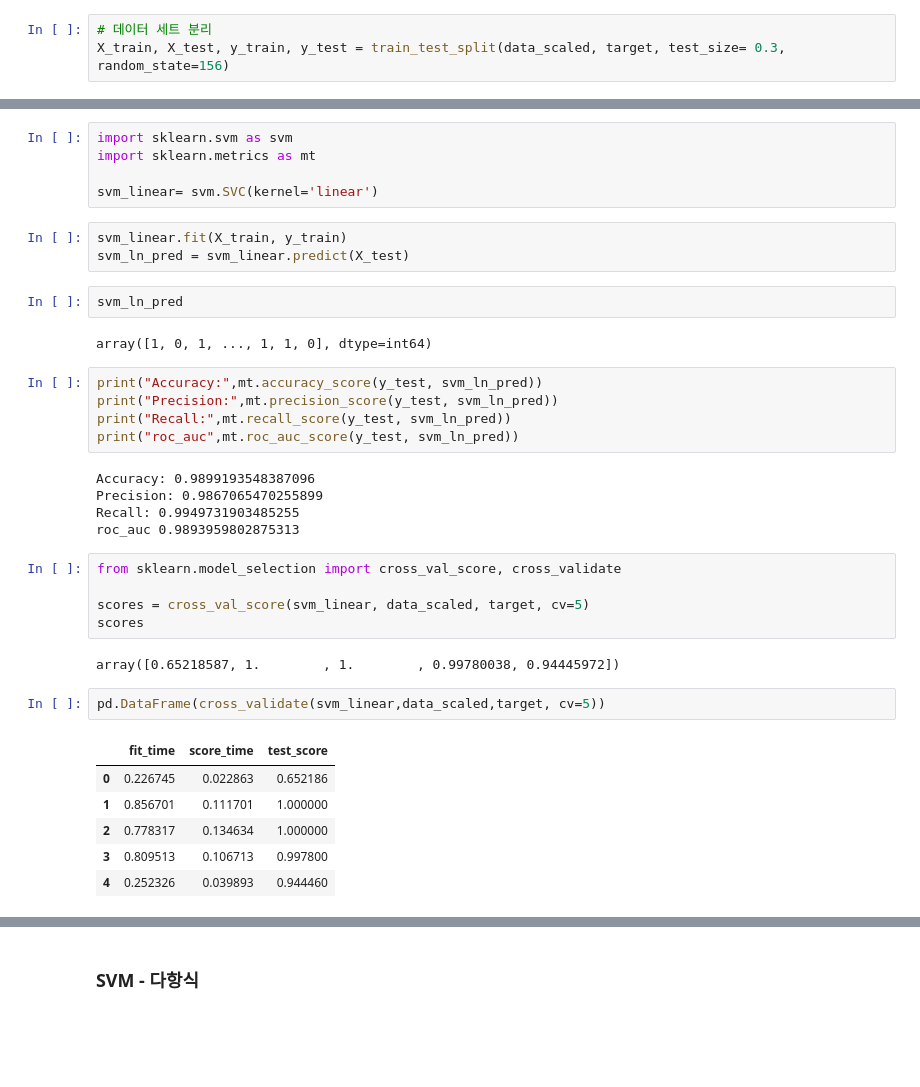
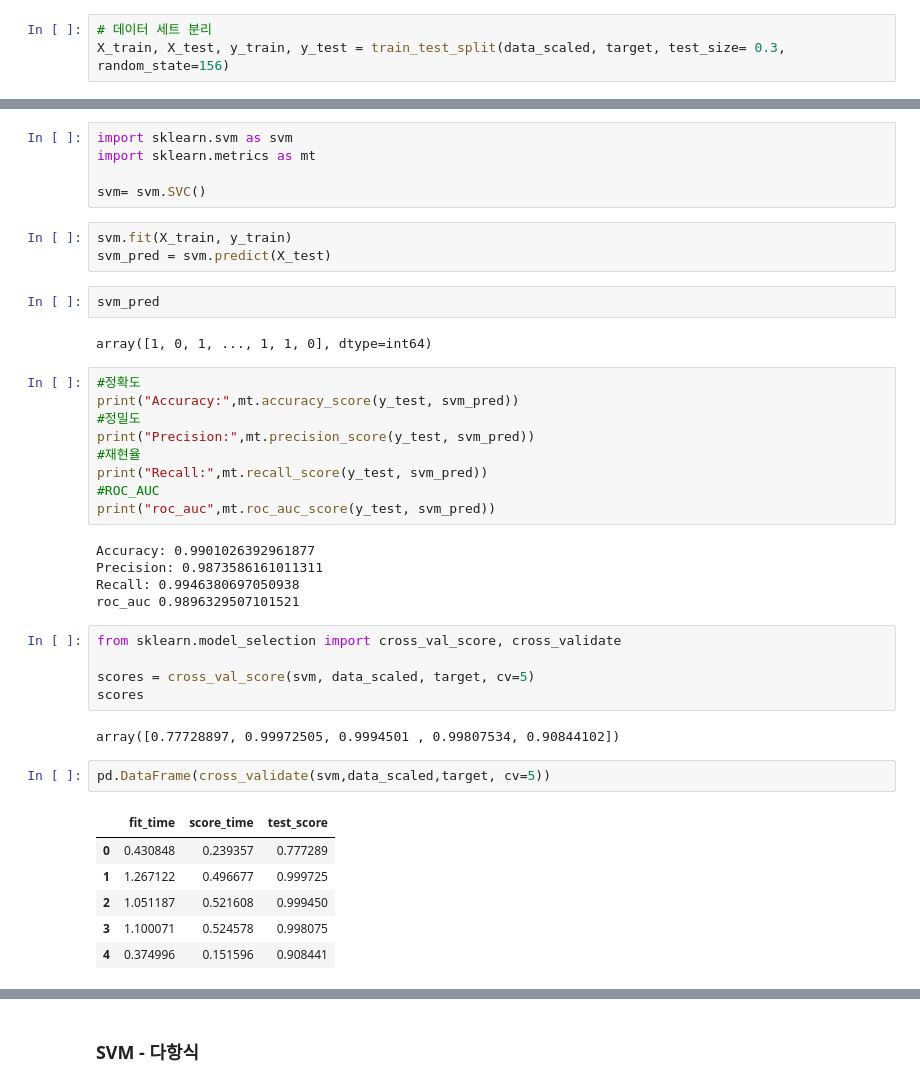
Before and after one commit to SungaHwang/ML_practice, a Jupyter notebook: SVM_RiceTypeClassification.ipynb, the cells around one changed output, grey strips where cells are left out. Cells and saved outputs as stored; diff of their text form; blank space fills up the shorter version.

```diff
--- a/SVM_RiceTypeClassification.ipynb
+++ b/SVM_RiceTypeClassification.ipynb
@@ -163,40 +163,44 @@ X_train, X_test, y_train, y_test = train_test_split(data_scaled, target, test_si
 import sklearn.svm as svm
 import sklearn.metrics as mt
 
-svm_linear= svm.SVC(kernel='linear')
+svm= svm.SVC()
 # %%
-svm_linear.fit(X_train, y_train)
-svm_ln_pred = svm_linear.predict(X_test)
+svm.fit(X_train, y_train)
+svm_pred = svm.predict(X_test)
-# %%
-svm_ln_pred
-# %% [output]
-array([1, 0, 1, ..., 1, 1, 0], dtype=int64)
+# %%
+svm_pred
+# %% [output]
+array([1, 0, 1, ..., 1, 1, 0], dtype=int64)
 # %%
-print("Accuracy:",mt.accuracy_score(y_test, svm_ln_pred))
-print("Precision:",mt.precision_score(y_test, svm_ln_pred))
-print("Recall:",mt.recall_score(y_test, svm_ln_pred))
-print("roc_auc",mt.roc_auc_score(y_test, svm_ln_pred))
+#정확도
+print("Accuracy:",mt.accuracy_score(y_test, svm_pred))
+#정밀도
+print("Precision:",mt.precision_score(y_test, svm_pred))
+#재현율
+print("Recall:",mt.recall_score(y_test, svm_pred))
+#ROC_AUC
+print("roc_auc",mt.roc_auc_score(y_test, svm_pred))
 # %% [output]
-Accuracy: 0.9899193548387096
-Precision: 0.9867065470255899
-Recall: 0.9949731903485255
-roc_auc 0.9893959802875313
+Accuracy: 0.9901026392961877
+Precision: 0.9873586161011311
+Recall: 0.9946380697050938
+roc_auc 0.9896329507101521
 # %%
 from sklearn.model_selection import cross_val_score, cross_validate
 
-scores = cross_val_score(svm_linear, data_scaled, target, cv=5)
+scores = cross_val_score(svm, data_scaled, target, cv=5)
 scores
 # %% [output]
-array([0.65218587, 1.        , 1.        , 0.99780038, 0.94445972])
+array([0.77728897, 0.99972505, 0.9994501 , 0.99807534, 0.90844102])
 # %%
-pd.DataFrame(cross_validate(svm_linear,data_scaled,target, cv=5))
+pd.DataFrame(cross_validate(svm,data_scaled,target, cv=5))
 # %% [output]
 |  | fit_time | score_time | test_score |
-| 0 | 0.226745 | 0.022863 | 0.652186 |
-| 1 | 0.856701 | 0.111701 | 1.000000 |
-| 2 | 0.778317 | 0.134634 | 1.000000 |
-| 3 | 0.809513 | 0.106713 | 0.997800 |
-| 4 | 0.252326 | 0.039893 | 0.944460 |
+| 0 | 0.430848 | 0.239357 | 0.777289 |
+| 1 | 1.267122 | 0.496677 | 0.999725 |
+| 2 | 1.051187 | 0.521608 | 0.999450 |
+| 3 | 1.100071 | 0.524578 | 0.998075 |
+| 4 | 0.374996 | 0.151596 | 0.908441 |
 # %%
 print('교차검증 평균:', scores.mean())
 # %% [output]
```
Also changed, not shown: parts of 65 cells of this notebook.
